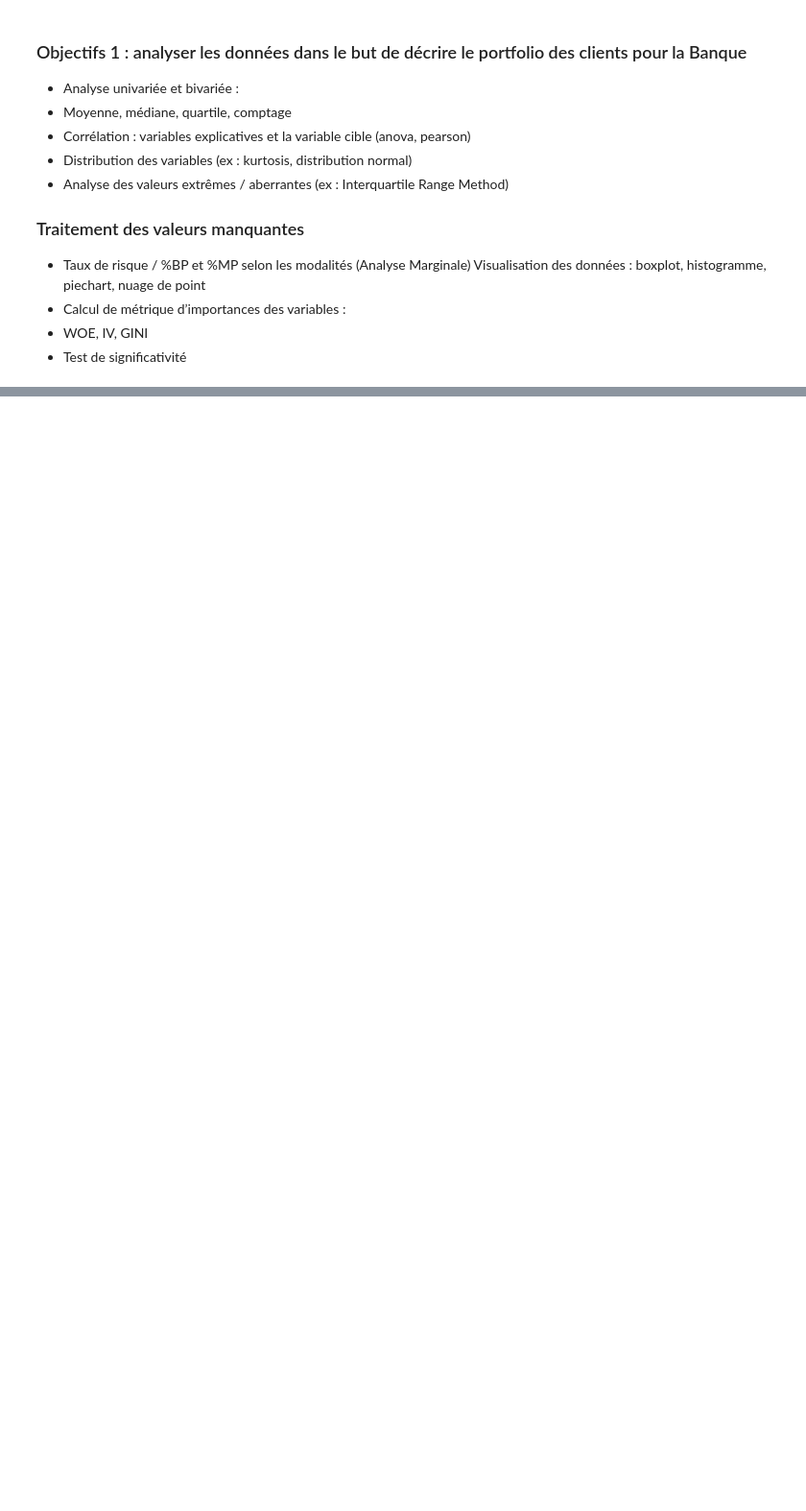
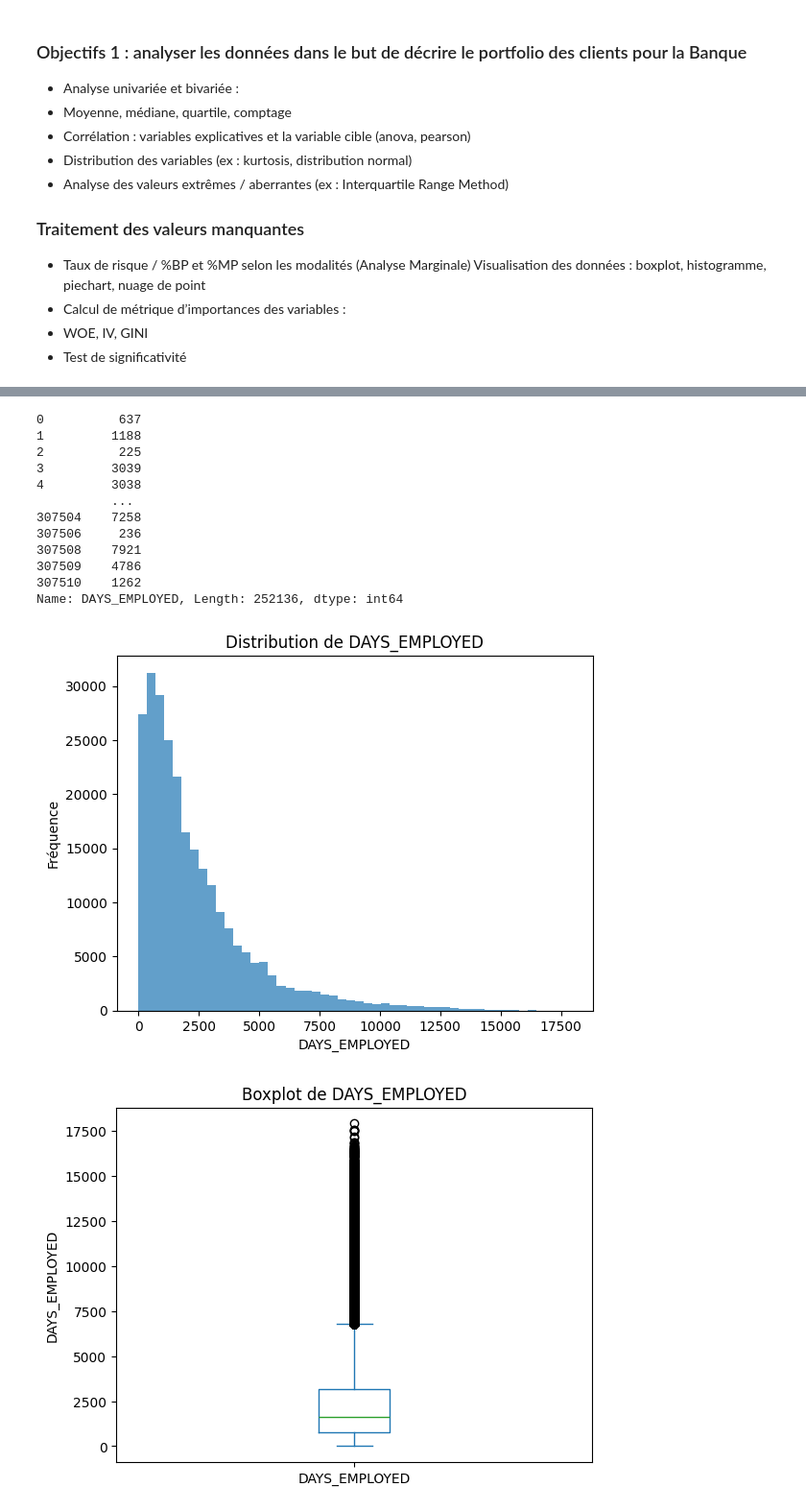
Before and after one commit to santinucomiti/scoring_project, a Jupyter notebook: notebooks/analyse_descritpive.ipynb, the cells around one changed output, grey strips where cells are left out. Shown at 96% size. Saved outputs shown, nothing was run; the diff lists cells and outputs as text; code cells hidden in the pictures; blank space fills up the shorter version.

```diff
--- a/notebooks/analyse_descritpive.ipynb
+++ b/notebooks/analyse_descritpive.ipynb
@@ -115,0 +204,6 @@ Test de D’Agostino-Pearson : p-value = 0.0
+# %%
+#prochain retraitement : DAYS_BIRTH. Toutes les valeurs sont négatives. Il faudrait qu'elles soient positives.
+
+df["DAYS_BIRTH"] = df['DAYS_BIRTH'].map(lambda x: -x)
+
+print(df['DAYS_BIRTH'])
@@ -115,0 +223,39 @@ Test de D’Agostino-Pearson : p-value = 0.0
+# %%
+#prochain retraitement : DAYS_EMPLOYED
+# 50 000 employés ont travaillé exactement 365 243 jours soit à peu près 1000 ans d'affilé.
+# C'est assez peu vraisemblable, donc on peut se permettre de supprimer ces valeurs.
+#
+# On a également certaines valeurs négatives... On va les conserver en les transformant en valeur positive.
+
+df["DAYS_EMPLOYED"] = df["DAYS_EMPLOYED"].map (lambda x: abs(x) )
+
+df = df[ df["DAYS_EMPLOYED"] < 365_242]
+
+print(df["DAYS_EMPLOYED"])
+
+for var in ["DAYS_EMPLOYED"]:
+
+    df[var].plot(kind='hist', bins=50, title=f'Distribution de {var}', alpha=0.7)
+    plt.xlabel(var)
+    plt.ylabel('Fréquence')
+    plt.show()
+
+    # Boxplot de la variable
+    df[var].plot(kind='box', title=f'Boxplot de {var}')
+    plt.ylabel(var)
+    plt.show()
+# %% [output]
+0          637
+1         1188
+2          225
+3         3039
+4         3038
+          ...
+307504    7258
+307506     236
+307508    7921
+307509    4786
+307510    1262
+Name: DAYS_EMPLOYED, Length: 252136, dtype: int64
+[figure, added]
+[figure, added]
```
Also changed, not shown: parts of 6 cells of this notebook, 1 other file.
